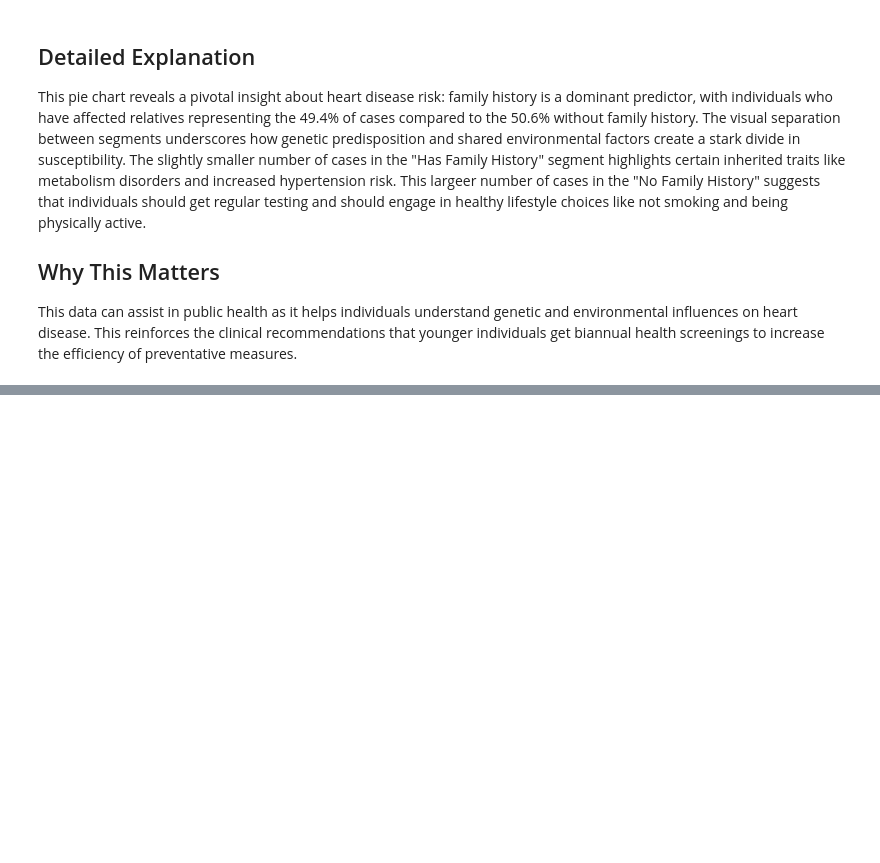
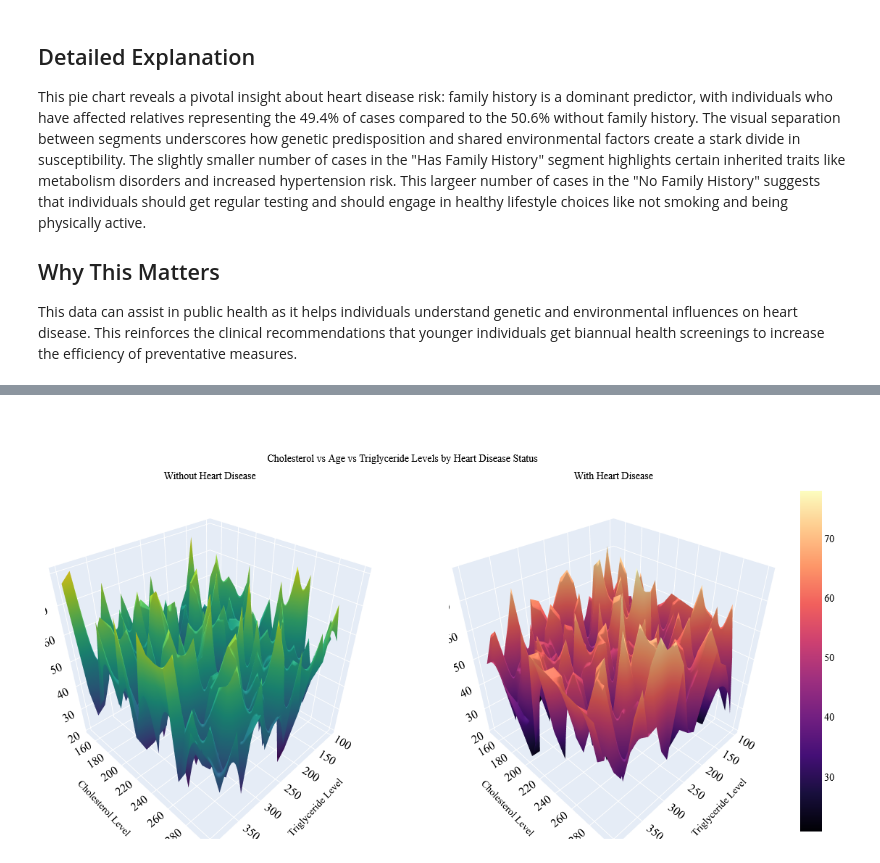
Before and after one commit to IsaacFerry/CS445-Final-Project, a Jupyter notebook: CS445_FinalProject.ipynb, the cells around one changed output, grey strips where cells are left out. Cells and saved outputs as stored; diff of their text form; code cells hidden in the pictures; blank space fills up the shorter version.

```diff
--- a/CS445_FinalProject.ipynb
+++ b/CS445_FinalProject.ipynb
@@ -319,0 +436,88 @@ This data can assist in public health as it helps individuals understand genetic
+# %%
+import plotly.graph_objects as go
+from plotly.subplots import make_subplots
+import numpy as np
+from scipy.interpolate import griddata
+
+# Create subplots with 1 row and 2 columns
+fig = make_subplots(rows=1, cols=2,
+                    specs=[[{'type': 'surface'}, {'type': 'surface'}]],
+                    subplot_titles=("Without Heart Disease", "With Heart Disease"))
+
+# First plot - Without Heart Disease
+heart_disease_df = df[df['Heart Disease Status'] == 'No']
+subset = heart_disease_df[['Age', 'Cholesterol Level', 'Triglyceride Level']].dropna()
+
+Z = subset['Age']
+Y = subset['Cholesterol Level']
+X = subset['Triglyceride Level']
+
+x_line = np.linspace(X.min(), X.max(), 20)
+y_line = np.linspace(Y.min(), Y.max(), 20)
+x_line, y_line = np.meshgrid(x_line, y_line)
+z_line = griddata((X,Y), Z, (x_line, y_line), method='linear')
+
+fig.add_trace(go.Surface(z=z_line, x=x_line, y=y_line, colorscale='Viridis',
+                         showscale=False), row=1, col=1)
+
+# Second plot - With Heart Disease
+heart_disease_df = df[df['Heart Disease Status'] == 'Yes']
+subset = heart_disease_df[['Age', 'Cholesterol Level', 'Triglyceride Level']].dropna()
+
+Z = subset['Age']
+Y = subset['Cholesterol Level']
+X = subset['Triglyceride Level']
+
+x_line = np.linspace(X.min(), X.max(), 20)
+y_line = np.linspace(Y.min(), Y.max(), 20)
+x_line, y_line = np.meshgrid(x_line, y_line)
+z_line = griddata((X,Y), Z, (x_line, y_line), method='linear')
+
+fig.add_trace(go.Surface(z=z_line, x=x_line, y=y_line, colorscale='Magma',
+                         showscale=True), row=1, col=2)
+
+# Define consistent font style
+font_style = dict(
+    family="Times New Roman",
+    size=14,
+    color="black"
+)
+
+# Update layout with consistent styling
+fig.update_layout(
+    title={
+        'text': 'Cholesterol vs Age vs Triglyceride Levels by Heart Disease Status',
+        'y':0.90,
+        'x':0.45,
+        'xanchor': 'center',
+        'yanchor': 'top',
+        'font': font_style
+    },
+    font=font_style,
+    scene=dict(
+        xaxis_title='Triglyceride Level',
+        yaxis_title='Cholesterol Level',
+        zaxis_title='Age',
+        xaxis_title_font=font_style,
+        yaxis_title_font=font_style,
+        zaxis_title_font=font_style,
+    ),
+    scene2=dict(
+        xaxis_title='Triglyceride Level',
+        yaxis_title='Cholesterol Level',
+        zaxis_title='Age',
+        xaxis_title_font=font_style,
+        yaxis_title_font=font_style,
+        zaxis_title_font=font_style,
+    ),
+    width=1200,
+    height=600,
+    margin=dict(r=20, l=10, b=10, t=100),
+)
+
+# Update subplot titles
+fig.update_annotations(font=font_style)
+
+fig.show()
+# %% [output]
+[figure, added]
```
Also changed, not shown: parts of 10 cells of this notebook.
